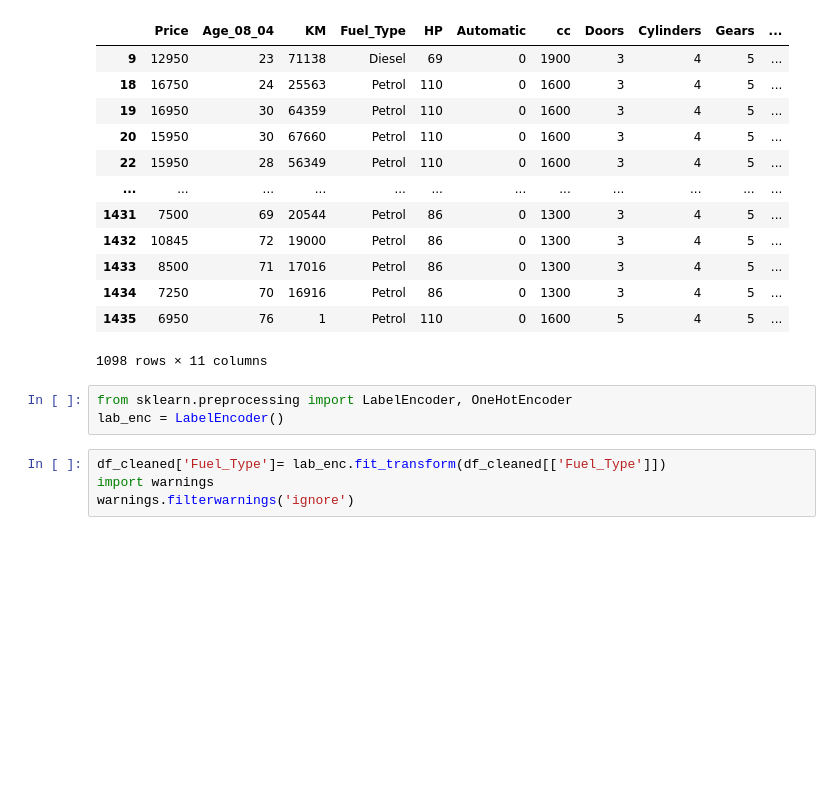
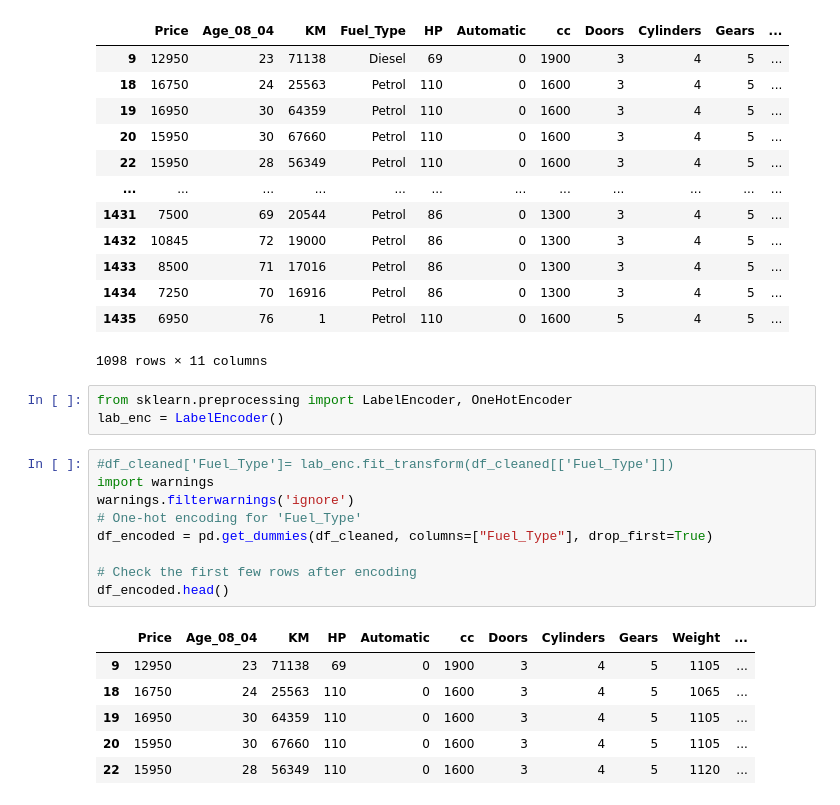
Before and after one commit to Ujjawal-AI/DataScience-Assignment, a Jupyter notebook: MultipleLinearRegession_Assignment.ipynb, the cells around one changed output. Drawn from its saved outputs; the diff is of its cells as text; blank space fills up the shorter version.

```diff
--- a/MultipleLinearRegession_Assignment.ipynb
+++ b/MultipleLinearRegession_Assignment.ipynb
@@ -149,7 +149,19 @@ df_cleaned
 from sklearn.preprocessing import LabelEncoder, OneHotEncoder
 lab_enc = LabelEncoder()
 # %%
-df_cleaned['Fuel_Type']= lab_enc.fit_transform(df_cleaned[['Fuel_Type']])
+#df_cleaned['Fuel_Type']= lab_enc.fit_transform(df_cleaned[['Fuel_Type']])
 import warnings
 warnings.filterwarnings('ignore')
+# One-hot encoding for 'Fuel_Type'
+df_encoded = pd.get_dummies(df_cleaned, columns=["Fuel_Type"], drop_first=True)
+
+# Check the first few rows after encoding
+df_encoded.head()
+# %% [output]
+|  | Price | Age_08_04 | KM | HP | Automatic | cc | Doors | Cylinders | Gears | Weight | ... |
+| 9 | 12950 | 23 | 71138 | 69 | 0 | 1900 | 3 | 4 | 5 | 1105 | ... |
+| 18 | 16750 | 24 | 25563 | 110 | 0 | 1600 | 3 | 4 | 5 | 1065 | ... |
+| 19 | 16950 | 30 | 64359 | 110 | 0 | 1600 | 3 | 4 | 5 | 1105 | ... |
+| 20 | 15950 | 30 | 67660 | 110 | 0 | 1600 | 3 | 4 | 5 | 1105 | ... |
+| 22 | 15950 | 28 | 56349 | 110 | 0 | 1600 | 3 | 4 | 5 | 1120 | ... |
 # %%
```
Also changed, not shown: parts of 28 cells of this notebook.
